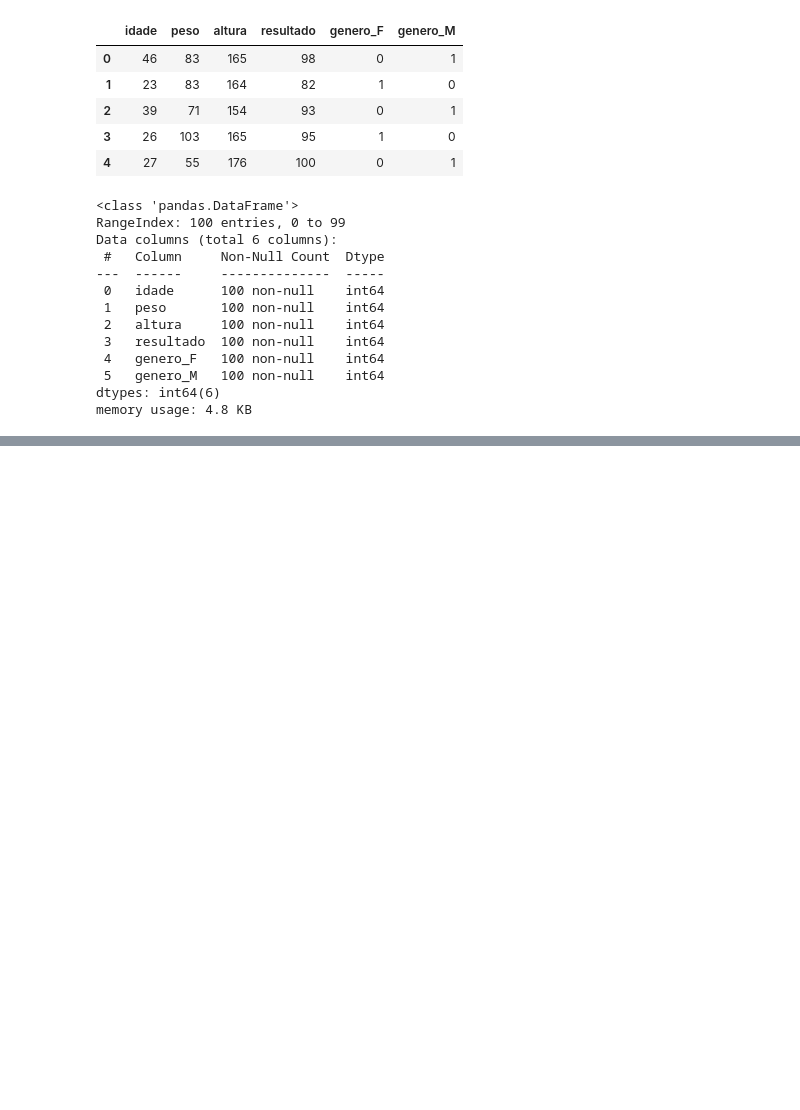
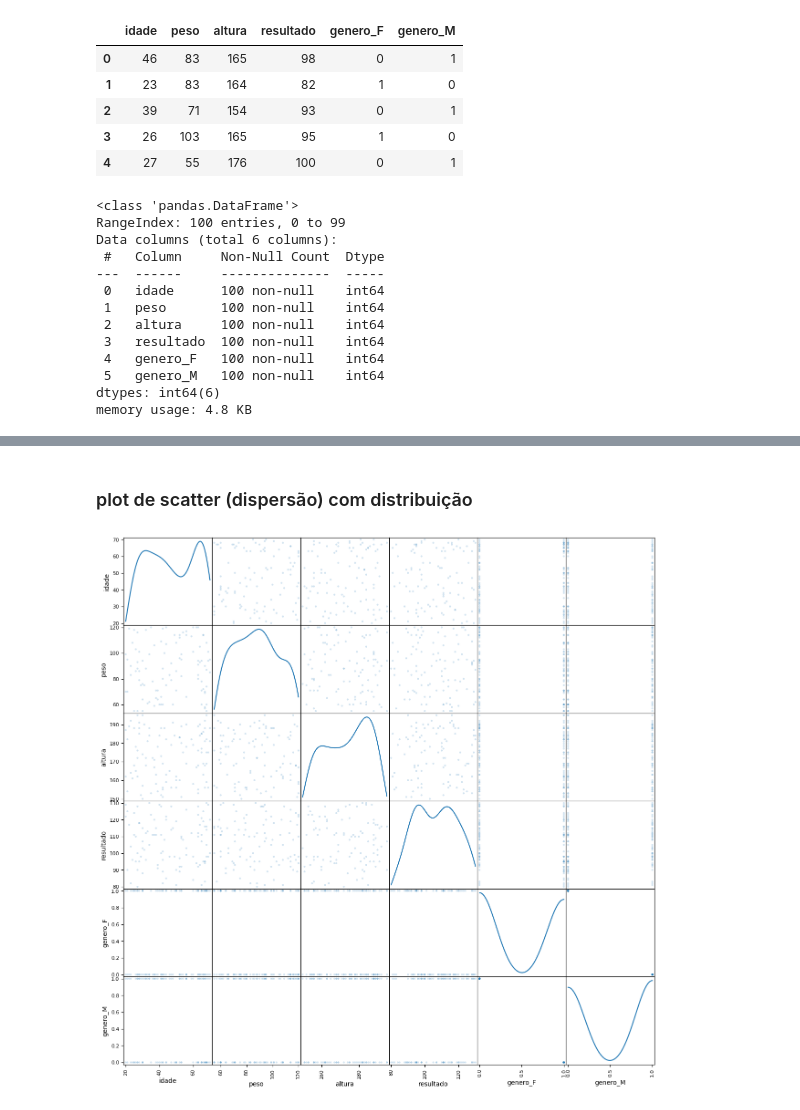
Before and after one commit to thyrsonresquin/sugar-stats, a Jupyter notebook: modelo_diabetes.ipynb, the cells around one changed output, grey strips where cells are left out. Drawn from its saved outputs; the diff is of its cells as text; code cells hidden in the pictures; blank space fills up the shorter version.

```diff
--- a/modelo_diabetes.ipynb
+++ b/modelo_diabetes.ipynb
@@ -90,0 +105,7 @@ memory usage: 4.8 KB
+# %% [markdown]
+### plot de scatter (dispersão) com distribuição
+# %%
+pd.plotting.scatter_matrix(df_exames, alpha=0.2, figsize=(15, 15), diagonal='kde')
+plt.show()
+# %% [output]
+[figure, added]
```
Also changed, not shown: parts of 6 cells of this notebook.
